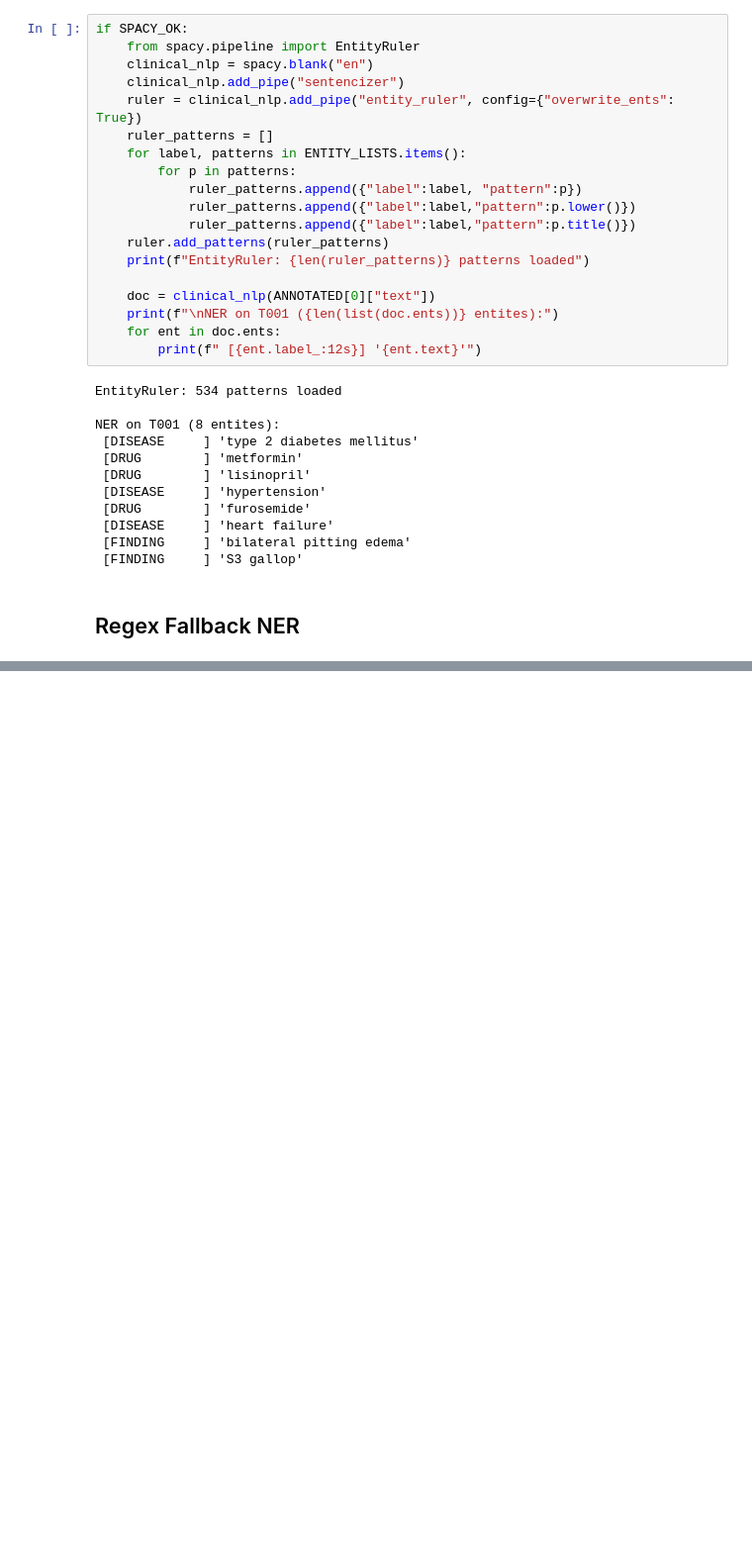
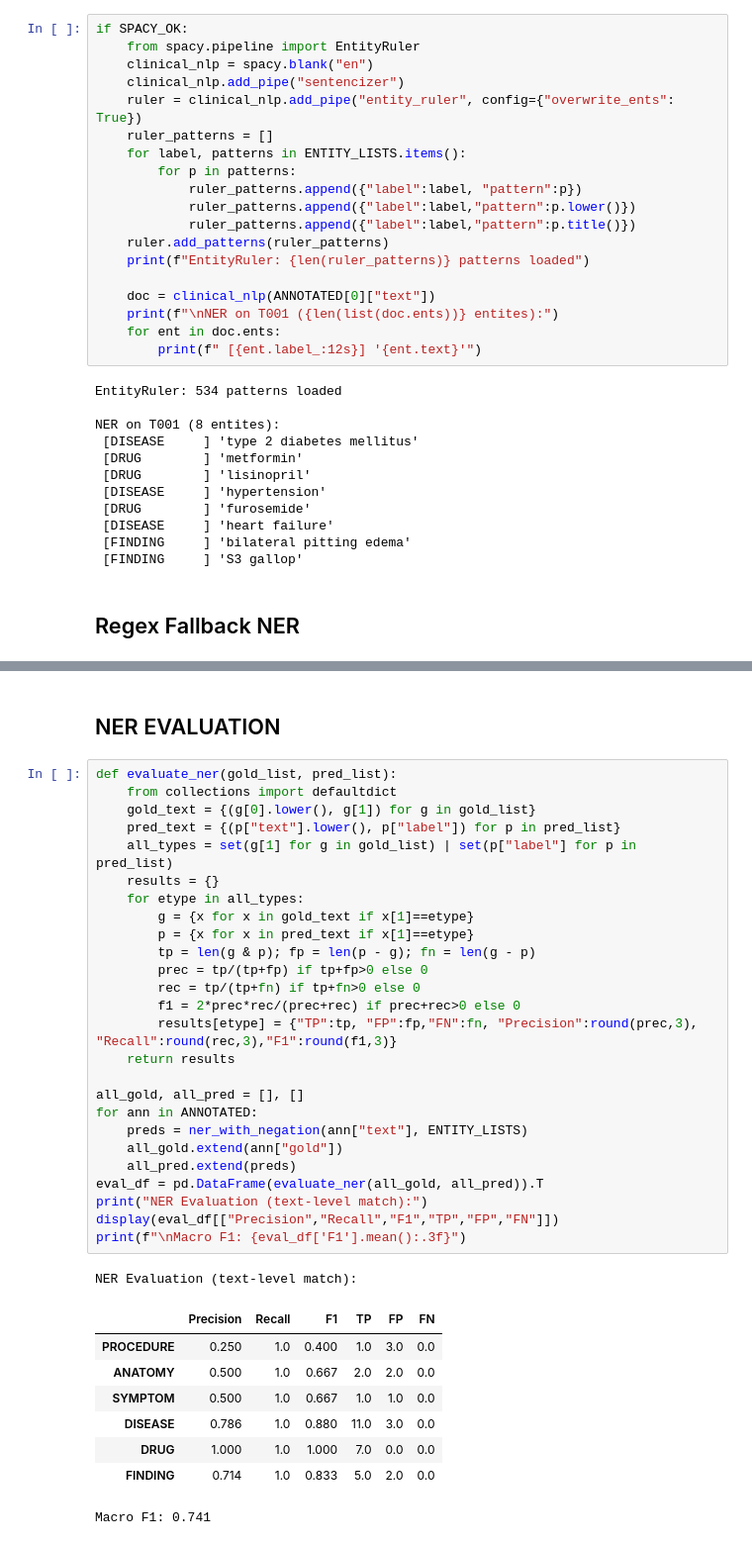
Before and after one commit to Sravanigangul/healthcare-clinical-nlp, a Jupyter notebook: notebooks/Clinical_Named_Entity_Recognition.ipynb, the cells around one changed output, grey strips where cells are left out. Shown at 99% size. Cells and saved outputs as stored; diff of their text form; blank space fills up the shorter version.

```diff
--- a/notebooks/Clinical_Named_Entity_Recognition.ipynb
+++ b/notebooks/Clinical_Named_Entity_Recognition.ipynb
@@ -204,0 +268,38 @@ def regex_ner(text, entity_lists):
+# %% [markdown]
+## NER EVALUATION
+# %%
+def evaluate_ner(gold_list, pred_list):
+    from collections import defaultdict
+    gold_text = {(g[0].lower(), g[1]) for g in gold_list}
+    pred_text = {(p["text"].lower(), p["label"]) for p in pred_list}
+    all_types = set(g[1] for g in gold_list) | set(p["label"] for p in pred_list)
+    results = {}
+    for etype in all_types:
+        g = {x for x in gold_text if x[1]==etype}
+        p = {x for x in pred_text if x[1]==etype}
+        tp = len(g & p); fp = len(p - g); fn = len(g - p)
+        prec = tp/(tp+fp) if tp+fp>0 else 0
+        rec = tp/(tp+fn) if tp+fn>0 else 0
+        f1 = 2*prec*rec/(prec+rec) if prec+rec>0 else 0
+        results[etype] = {"TP":tp, "FP":fp,"FN":fn, "Precision":round(prec,3), "Recall":round(rec,3),"F1":round(f1,3)}
+    return results
+
+all_gold, all_pred = [], []
+for ann in ANNOTATED:
+    preds = ner_with_negation(ann["text"], ENTITY_LISTS)
+    all_gold.extend(ann["gold"])
+    all_pred.extend(preds)
+eval_df = pd.DataFrame(evaluate_ner(all_gold, all_pred)).T
+print("NER Evaluation (text-level match):")
+display(eval_df[["Precision","Recall","F1","TP","FP","FN"]])
+print(f"\nMacro F1: {eval_df['F1'].mean():.3f}")
+# %% [output]
+NER Evaluation (text-level match):
+|  | Precision | Recall | F1 | TP | FP | FN |
+| PROCEDURE | 0.250 | 1.0 | 0.400 | 1.0 | 3.0 | 0.0 |
+| ANATOMY | 0.500 | 1.0 | 0.667 | 2.0 | 2.0 | 0.0 |
+| SYMPTOM | 0.500 | 1.0 | 0.667 | 1.0 | 1.0 | 0.0 |
+| DISEASE | 0.786 | 1.0 | 0.880 | 11.0 | 3.0 | 0.0 |
+| DRUG | 1.000 | 1.0 | 1.000 | 7.0 | 0.0 | 0.0 |
+| FINDING | 0.714 | 1.0 | 0.833 | 5.0 | 2.0 | 0.0 |
+Macro F1: 0.741
```
Also changed, not shown: parts of 4 cells of this notebook.
